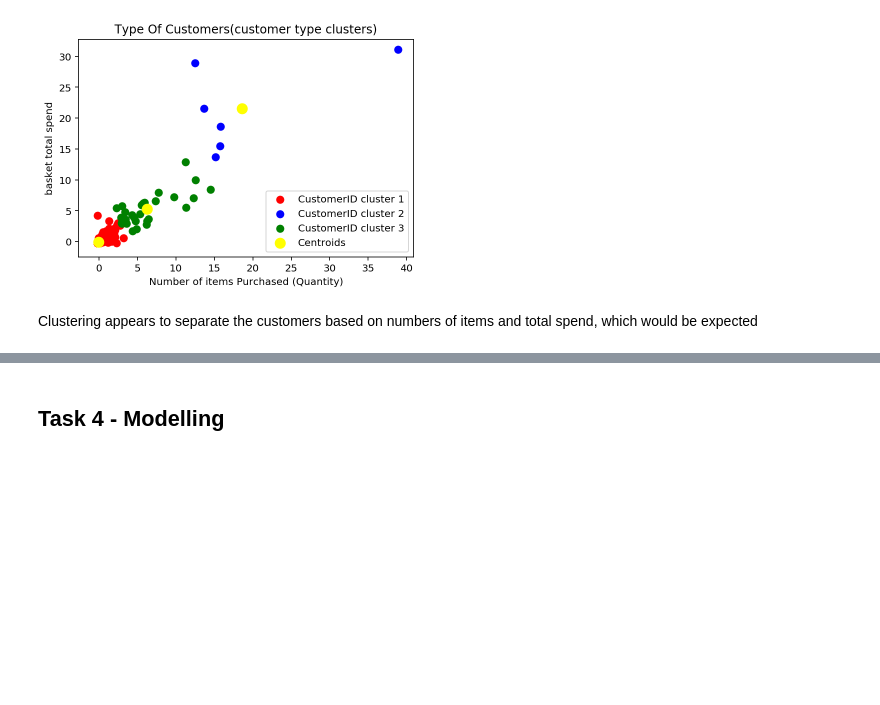
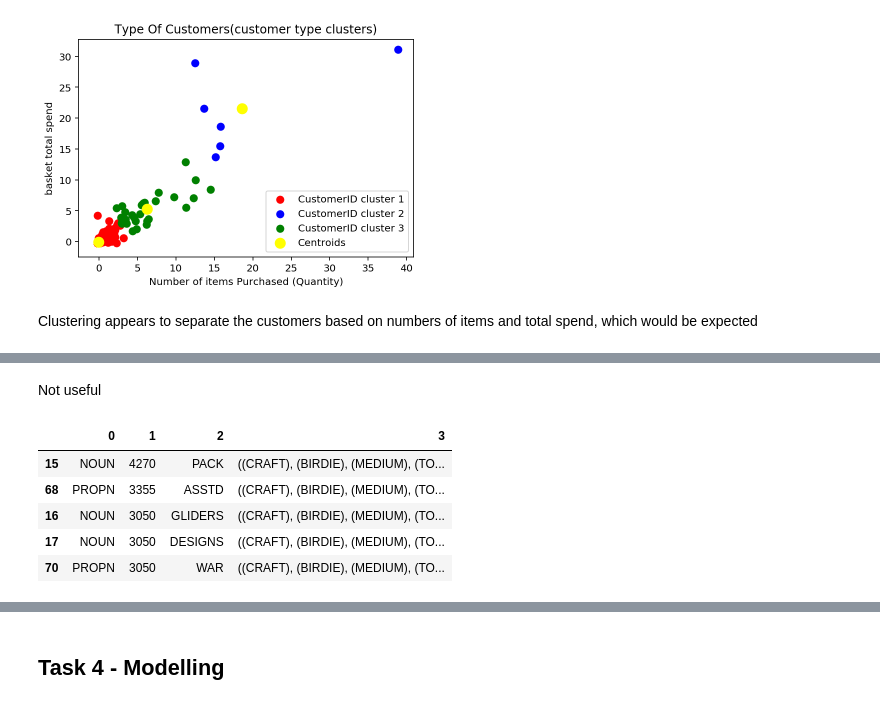
Before and after one commit to scheckley/online-retail, a Jupyter notebook: analysis.ipynb, the cells around one changed output, grey strips where cells are left out. Cells and saved outputs as stored; diff of their text form; code cells hidden in the pictures; blank space fills up the shorter version.

```diff
--- a/analysis.ipynb
+++ b/analysis.ipynb
@@ -557,0 +620,14 @@ Clustering appears to separate the customers based on numbers of items and total
+# %% [markdown]
+Not useful
+# %%
+word_count = pd.DataFrame(word_count)
+word_count = word_count[~word_count[0].isin(['PUNCT','SPACE','ADP','NUM','DET','ADJ'])]
+word_count.sort_values([1], ascending=False,inplace=True)
+word_count.head()
+# %% [output]
+|  | 0 | 1 | 2 | 3 |
+| 15 | NOUN | 4270 | PACK | ((CRAFT), (BIRDIE), (MEDIUM), (TO... |
+| 68 | PROPN | 3355 | ASSTD | ((CRAFT), (BIRDIE), (MEDIUM), (TO... |
+| 16 | NOUN | 3050 | GLIDERS | ((CRAFT), (BIRDIE), (MEDIUM), (TO... |
+| 17 | NOUN | 3050 | DESIGNS | ((CRAFT), (BIRDIE), (MEDIUM), (TO... |
+| 70 | PROPN | 3050 | WAR | ((CRAFT), (BIRDIE), (MEDIUM), (TO... |
```
Also changed, not shown: parts of 10 cells of this notebook.
